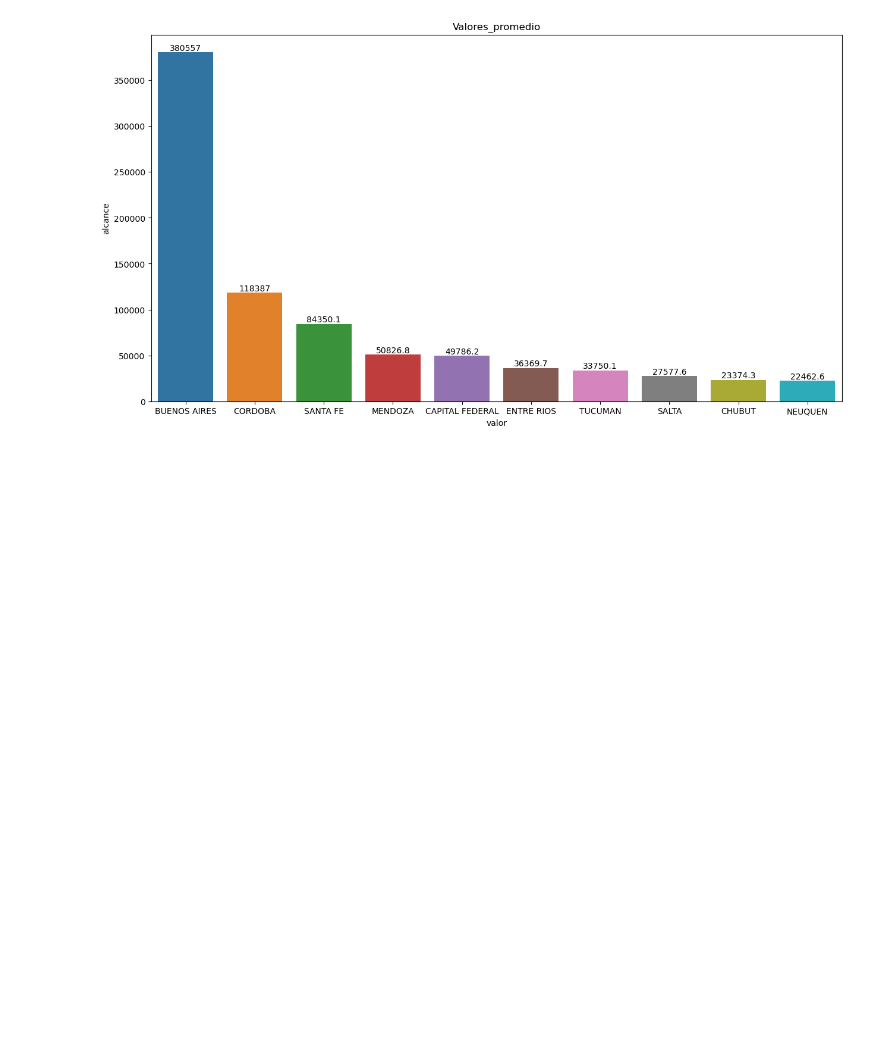
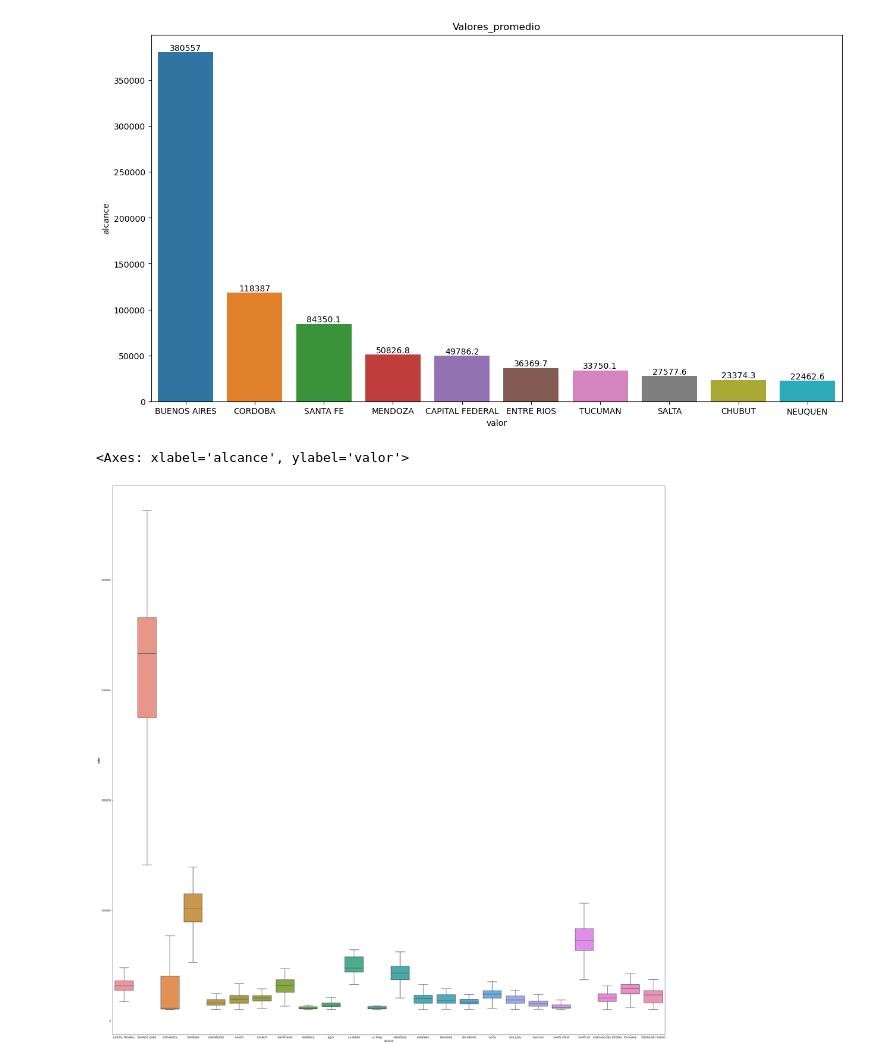
Before and after one commit to SilvinaMuzzio/Analisis-y-Prediccion-de-precios, a Jupyter notebook: EDA-Construccion Argentina.ipynb, the cells around one changed output. Saved outputs shown, nothing was run; the diff lists cells and outputs as text; code cells hidden in the pictures; blank space fills up the shorter version.

```diff
--- a/EDA-Construccion Argentina.ipynb
+++ b/EDA-Construccion Argentina.ipynb
@@ -271,3 +251,14 @@ plt.tight_layout
 plt.show()
 # %% [output]
 [figure]
+# %%
+plt.figure(figsize=(40,40)) #Visualizamos min, máx y media del precio de la tn de cemento en cada provincia
+extremos_tn_cemento = tn_cemento[tn_cemento['valor']>10000]
+
+sns.boxplot(data=extremos_tn_cemento,
+           x='alcance' ,
+           y='valor',
+           showfliers=False)
+# %% [output]
+<Axes: xlabel='alcance', ylabel='valor'>
+[figure, added]
```
Also changed, not shown: parts of 7 cells of this notebook.
